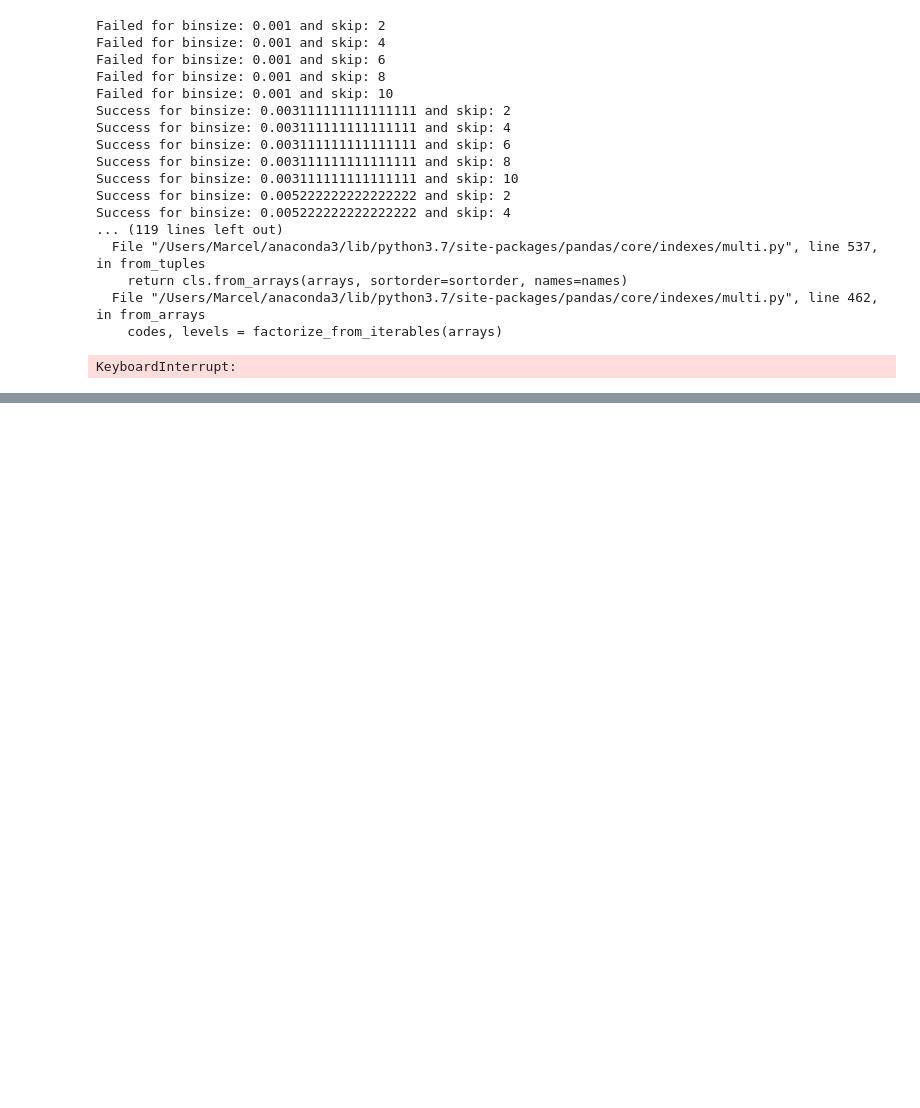
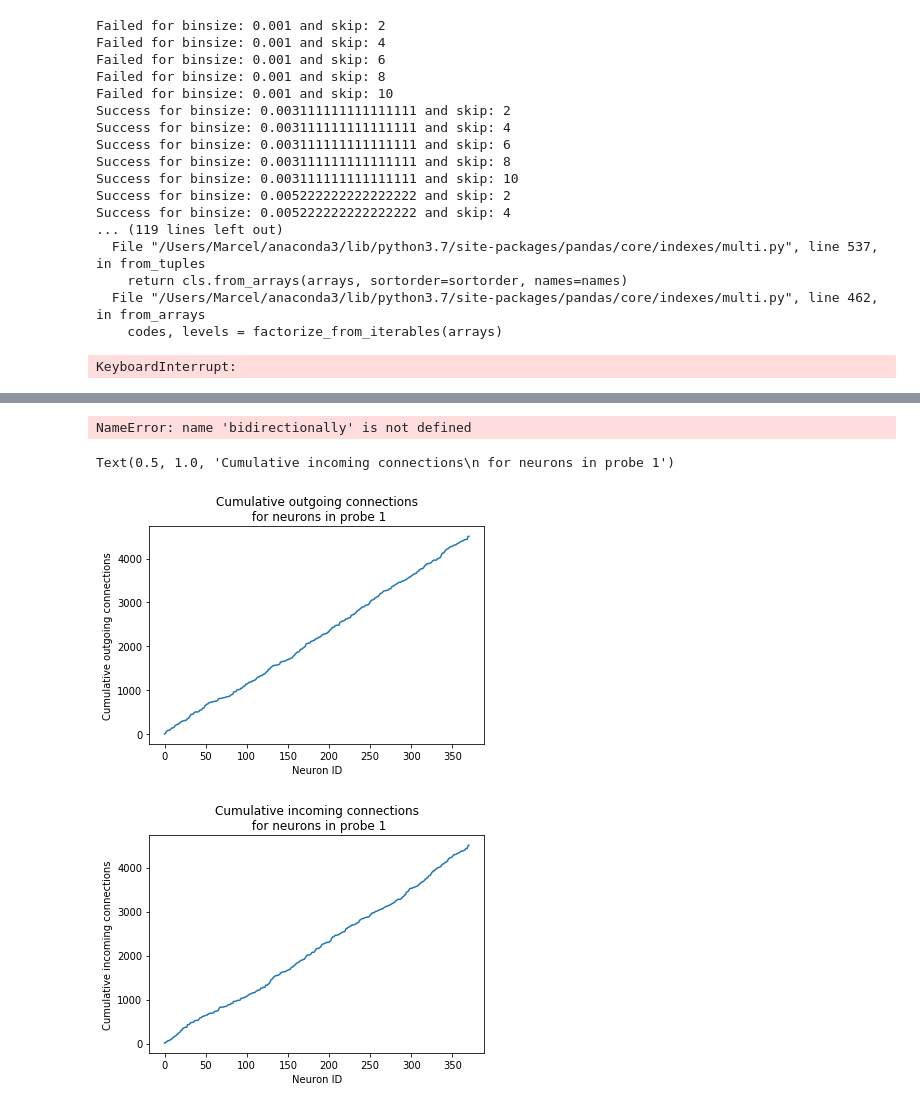
Before and after one commit to mmasque/temporal_emergence, a Jupyter notebook: temporal_emergence_analysis.ipynb, the cells around one changed output, grey strips where cells are left out. Drawn from its saved outputs; the diff is of its cells as text; code cells hidden in the pictures; blank space fills up the shorter version.

```diff
--- a/temporal_emergence_analysis.ipynb
+++ b/temporal_emergence_analysis.ipynb
@@ -278,0 +389,7 @@ KeyboardInterrupt:
+# %%
+for (i,j) in bidirectionally:
+    print(probe1_371[i,j], probe1_371[j,i])
+for (i,_) in bidirectionally:
+    print(i)
+# %% [output]
+NameError: name 'bidirectionally' is not defined
@@ -278,0 +463,25 @@ KeyboardInterrupt:
+# %%
+# CUMULATIVE HISTOGRAM, % of connections to other neurons within probe
+
+# CUMULATIVE HISTOGRAM, outgoing connections
+num_out = np.count_nonzero(probe1_371, 1)
+cumul_sum_num_out = np.cumsum(num_out)
+plt.plot(cumul_sum_num_out)
+plt.xlabel("Neuron ID")
+plt.ylabel("Cumulative outgoing connections")
+plt.title("Cumulative outgoing connections\n for neurons in probe 1")
+#plt.plot(cumul_sum_num_out)
+# CUMULATIVE HISTOGRAM, incoming connections
+num_in = np.count_nonzero(probe1_371, 0)
+cumul_sum_num_in = np.cumsum(num_in)
+plt.figure()
+plt.plot(cumul_sum_num_in)
+plt.xlabel("Neuron ID")
+plt.ylabel("Cumulative incoming connections")
+plt.title("Cumulative incoming connections\n for neurons in probe 1")
+
+#plt.plot(cumul_sum_num_in)
+# %% [output]
+Text(0.5, 1.0, 'Cumulative incoming connections\n for neurons in probe 1')
+[figure, added]
+[figure, added]
```
Also changed, not shown: parts of 12 cells of this notebook, 12 other files.
